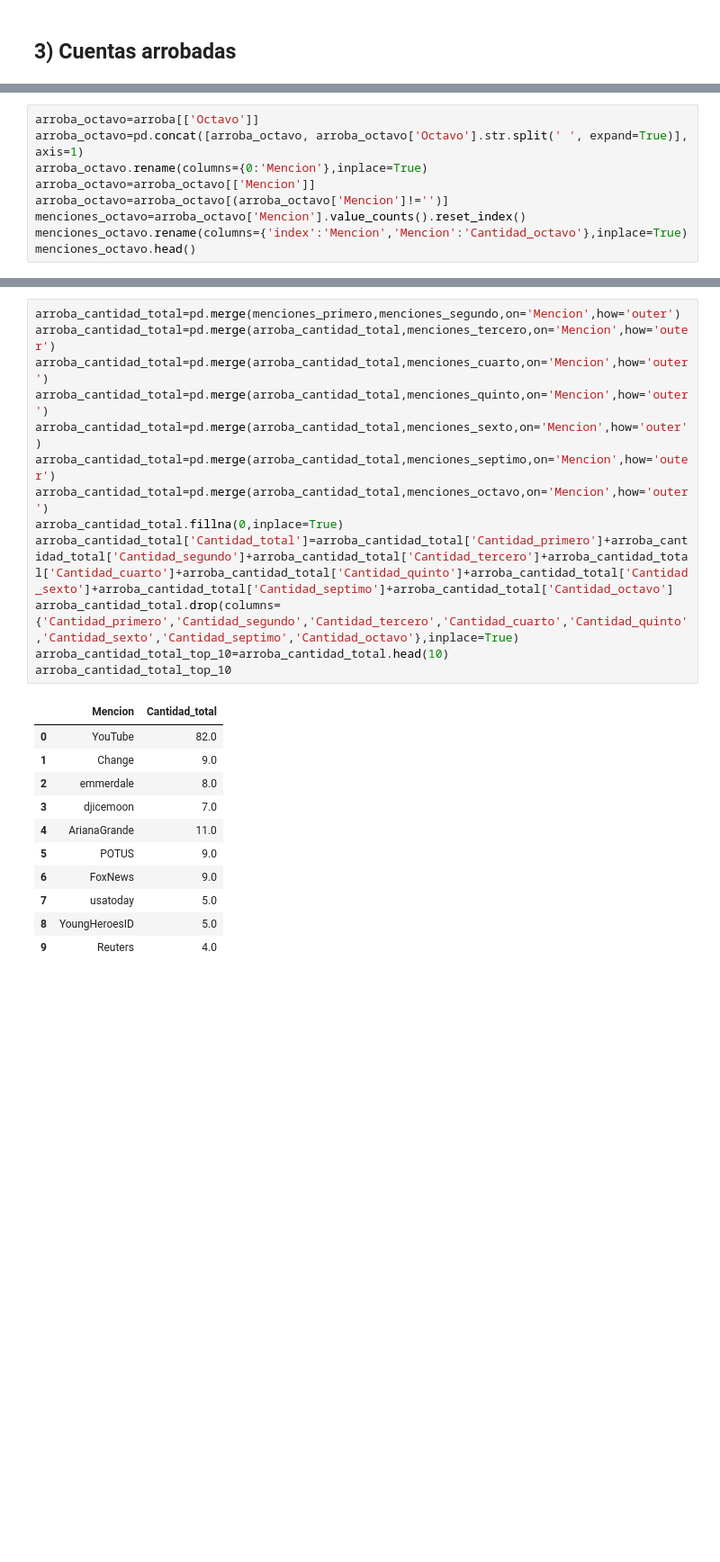
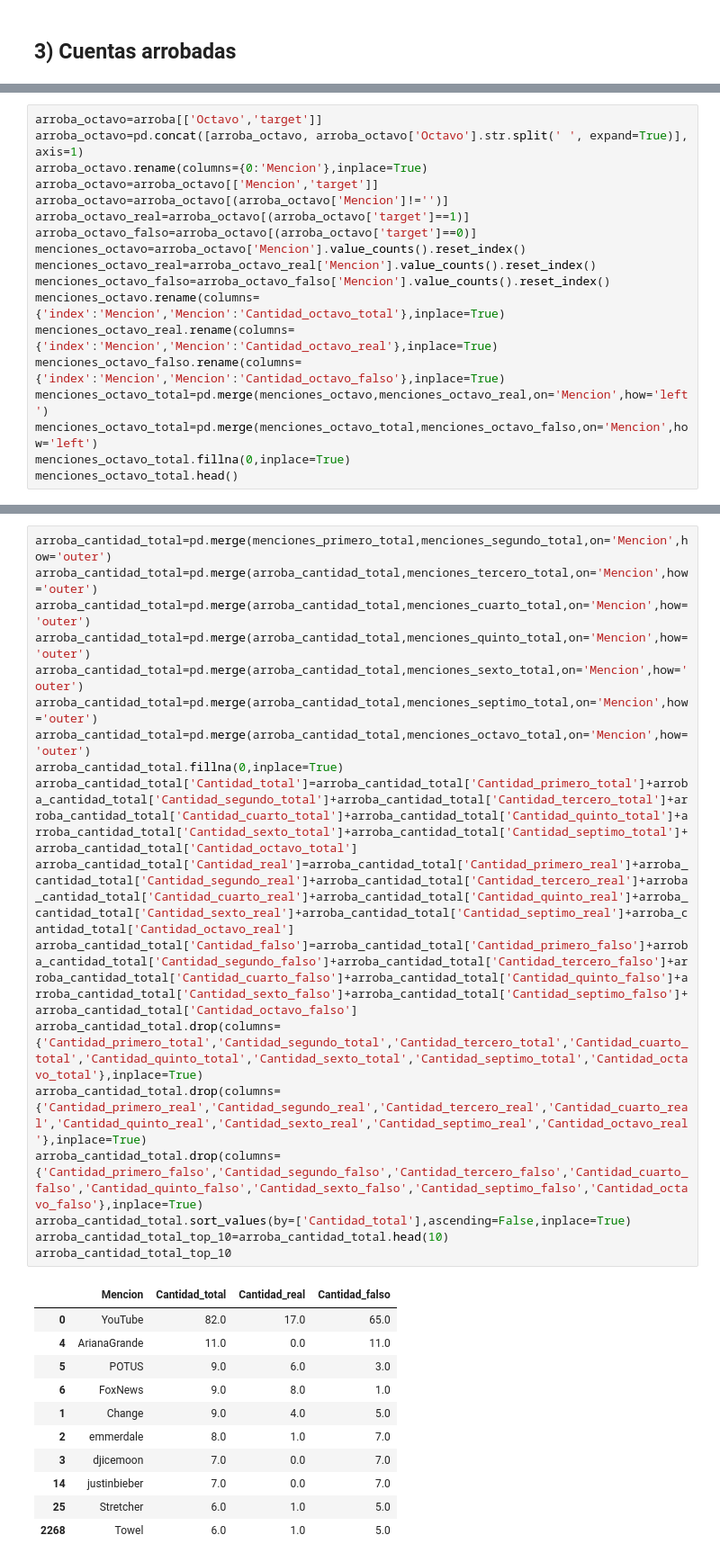
Before and after one commit to SergioCalvani/75.06-Datos-TP1-2020, a Jupyter notebook: Junto.ipynb, the cells around one changed output, grey strips where cells are left out. Shown at 90% size. Cells and saved outputs as stored; diff of their text form; blank space fills up the shorter version.

```diff
--- a/Junto.ipynb
+++ b/Junto.ipynb
@@ -812,10 +888,19 @@ menciones_septimo.head()
 # %%
-arroba_octavo=arroba[['Octavo']]
+arroba_octavo=arroba[['Octavo','target']]
 arroba_octavo=pd.concat([arroba_octavo, arroba_octavo['Octavo'].str.split(' ', expand=True)], axis=1)
 arroba_octavo.rename(columns={0:'Mencion'},inplace=True)
-arroba_octavo=arroba_octavo[['Mencion']]
+arroba_octavo=arroba_octavo[['Mencion','target']]
 arroba_octavo=arroba_octavo[(arroba_octavo['Mencion']!='')]
+arroba_octavo_real=arroba_octavo[(arroba_octavo['target']==1)]
+arroba_octavo_falso=arroba_octavo[(arroba_octavo['target']==0)]
 menciones_octavo=arroba_octavo['Mencion'].value_counts().reset_index()
-menciones_octavo.rename(columns={'index':'Mencion','Mencion':'Cantidad_octavo'},inplace=True)
-menciones_octavo.head()
+menciones_octavo_real=arroba_octavo_real['Mencion'].value_counts().reset_index()
+menciones_octavo_falso=arroba_octavo_falso['Mencion'].value_counts().reset_index()
+menciones_octavo.rename(columns={'index':'Mencion','Mencion':'Cantidad_octavo_total'},inplace=True)
+menciones_octavo_real.rename(columns={'index':'Mencion','Mencion':'Cantidad_octavo_real'},inplace=True)
+menciones_octavo_falso.rename(columns={'index':'Mencion','Mencion':'Cantidad_octavo_falso'},inplace=True)
+menciones_octavo_total=pd.merge(menciones_octavo,menciones_octavo_real,on='Mencion',how='left')
+menciones_octavo_total=pd.merge(menciones_octavo_total,menciones_octavo_falso,on='Mencion',how='left')
+menciones_octavo_total.fillna(0,inplace=True)
+menciones_octavo_total.head()
 # %% [output]
@@ -824,25 +909,30 @@ menciones_octavo.head()
 # %%
-arroba_cantidad_total=pd.merge(menciones_primero,menciones_segundo,on='Mencion',how='outer')
-arroba_cantidad_total=pd.merge(arroba_cantidad_total,menciones_tercero,on='Mencion',how='outer')
-arroba_cantidad_total=pd.merge(arroba_cantidad_total,menciones_cuarto,on='Mencion',how='outer')
-arroba_cantidad_total=pd.merge(arroba_cantidad_total,menciones_quinto,on='Mencion',how='outer')
-arroba_cantidad_total=pd.merge(arroba_cantidad_total,menciones_sexto,on='Mencion',how='outer')
-arroba_cantidad_total=pd.merge(arroba_cantidad_total,menciones_septimo,on='Mencion',how='outer')
-arroba_cantidad_total=pd.merge(arroba_cantidad_total,menciones_octavo,on='Mencion',how='outer')
+arroba_cantidad_total=pd.merge(menciones_primero_total,menciones_segundo_total,on='Mencion',how='outer')
+arroba_cantidad_total=pd.merge(arroba_cantidad_total,menciones_tercero_total,on='Mencion',how='outer')
+arroba_cantidad_total=pd.merge(arroba_cantidad_total,menciones_cuarto_total,on='Mencion',how='outer')
+arroba_cantidad_total=pd.merge(arroba_cantidad_total,menciones_quinto_total,on='Mencion',how='outer')
+arroba_cantidad_total=pd.merge(arroba_cantidad_total,menciones_sexto_total,on='Mencion',how='outer')
+arroba_cantidad_total=pd.merge(arroba_cantidad_total,menciones_septimo_total,on='Mencion',how='outer')
+arroba_cantidad_total=pd.merge(arroba_cantidad_total,menciones_octavo_total,on='Mencion',how='outer')
 arroba_cantidad_total.fillna(0,inplace=True)
-arroba_cantidad_total['Cantidad_total']=arroba_cantidad_total['Cantidad_primero']+arroba_cantidad_total['Cantidad_segundo']+arroba_cantidad_total['Cantidad_tercero']+arroba_cantidad_total['Cantidad_cuarto']+arroba_cantidad_total['Cantidad_quinto']+arroba_cantidad_total['Cantidad_sexto']+arroba_cantidad_total['Cantidad_septimo']+arroba_cantidad_total['Cantidad_octavo']
-arroba_cantidad_total.drop(columns={'Cantidad_primero','Cantidad_segundo','Cantidad_tercero','Cantidad_cuarto','Cantidad_quinto','Cantidad_sexto','Cantidad_septimo','Cantidad_octavo'},inplace=True)
+arroba_cantidad_total['Cantidad_total']=arroba_cantidad_total['Cantidad_primero_total']+arroba_cantidad_total['Cantidad_segundo_total']+arroba_cantidad_total['Cantidad_tercero_total']+arroba_cantidad_total['Cantidad_cuarto_total']+arroba_cantidad_total['Cantidad_quinto_total']+arroba_cantidad_total['Cantidad_sexto_total']+arroba_cantidad_total['Cantidad_septimo_total']+arroba_cantidad_total['Cantidad_octavo_total']
+arroba_cantidad_total['Cantidad_real']=arroba_cantidad_total['Cantidad_primero_real']+arroba_cantidad_total['Cantidad_segundo_real']+arroba_cantidad_total['Cantidad_tercero_real']+arroba_cantidad_total['Cantidad_cuarto_real']+arroba_cantidad_total['Cantidad_quinto_real']+arroba_cantidad_total['Cantidad_sexto_real']+arroba_cantidad_total['Cantidad_septimo_real']+arroba_cantidad_total['Cantidad_octavo_real']
+arroba_cantidad_total['Cantidad_falso']=arroba_cantidad_total['Cantidad_primero_falso']+arroba_cantidad_total['Cantidad_segundo_falso']+arroba_cantidad_total['Cantidad_tercero_falso']+arroba_cantidad_total['Cantidad_cuarto_falso']+arroba_cantidad_total['Cantidad_quinto_falso']+arroba_cantidad_total['Cantidad_sexto_falso']+arroba_cantidad_total['Cantidad_septimo_falso']+arroba_cantidad_total['Cantidad_octavo_falso']
+arroba_cantidad_total.drop(columns={'Cantidad_primero_total','Cantidad_segundo_total','Cantidad_tercero_total','Cantidad_cuarto_total','Cantidad_quinto_total','Cantidad_sexto_total','Cantidad_septimo_total','Cantidad_octavo_total'},inplace=True)
+arroba_cantidad_total.drop(columns={'Cantidad_primero_real','Cantidad_segundo_real','Cantidad_tercero_real','Cantidad_cuarto_real','Cantidad_quinto_real','Cantidad_sexto_real','Cantidad_septimo_real','Cantidad_octavo_real'},inplace=True)
+arroba_cantidad_total.drop(columns={'Cantidad_primero_falso','Cantidad_segundo_falso','Cantidad_tercero_falso','Cantidad_cuarto_falso','Cantidad_quinto_falso','Cantidad_sexto_falso','Cantidad_septimo_falso','Cantidad_octavo_falso'},inplace=True)
+arroba_cantidad_total.sort_values(by=['Cantidad_total'],ascending=False,inplace=True)
 arroba_cantidad_total_top_10=arroba_cantidad_total.head(10)
 arroba_cantidad_total_top_10
 # %% [output]
-|  | Mencion | Cantidad_total |
-| 0 | YouTube | 82.0 |
-| 1 | Change | 9.0 |
-| 2 | emmerdale | 8.0 |
-| 3 | djicemoon | 7.0 |
-| 4 | ArianaGrande | 11.0 |
-| 5 | POTUS | 9.0 |
-| 6 | FoxNews | 9.0 |
-| 7 | usatoday | 5.0 |
-| 8 | YoungHeroesID | 5.0 |
-| 9 | Reuters | 4.0 |
+|  | Mencion | Cantidad_total | Cantidad_real | Cantidad_falso |
+| 0 | YouTube | 82.0 | 17.0 | 65.0 |
+| 4 | ArianaGrande | 11.0 | 0.0 | 11.0 |
+| 5 | POTUS | 9.0 | 6.0 | 3.0 |
+| 6 | FoxNews | 9.0 | 8.0 | 1.0 |
+| 1 | Change | 9.0 | 4.0 | 5.0 |
+| 2 | emmerdale | 8.0 | 1.0 | 7.0 |
+| 3 | djicemoon | 7.0 | 0.0 | 7.0 |
+| 14 | justinbieber | 7.0 | 0.0 | 7.0 |
+| 25 | Stretcher | 6.0 | 1.0 | 5.0 |
+| 2268 | Towel | 6.0 | 1.0 | 5.0 |
```
Also changed, not shown: parts of 18 cells of this notebook.
